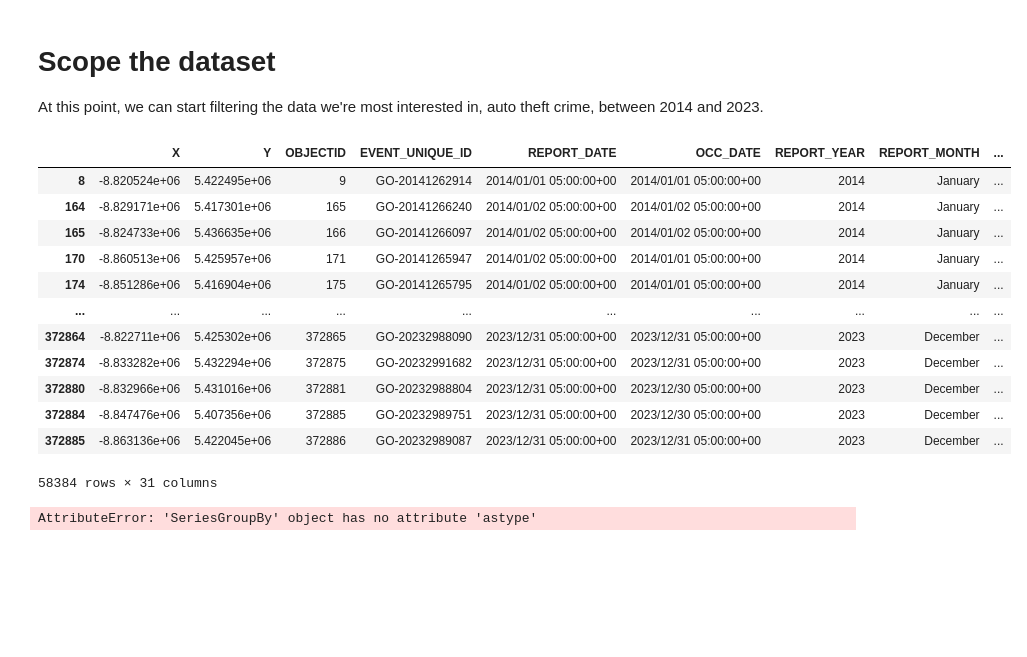
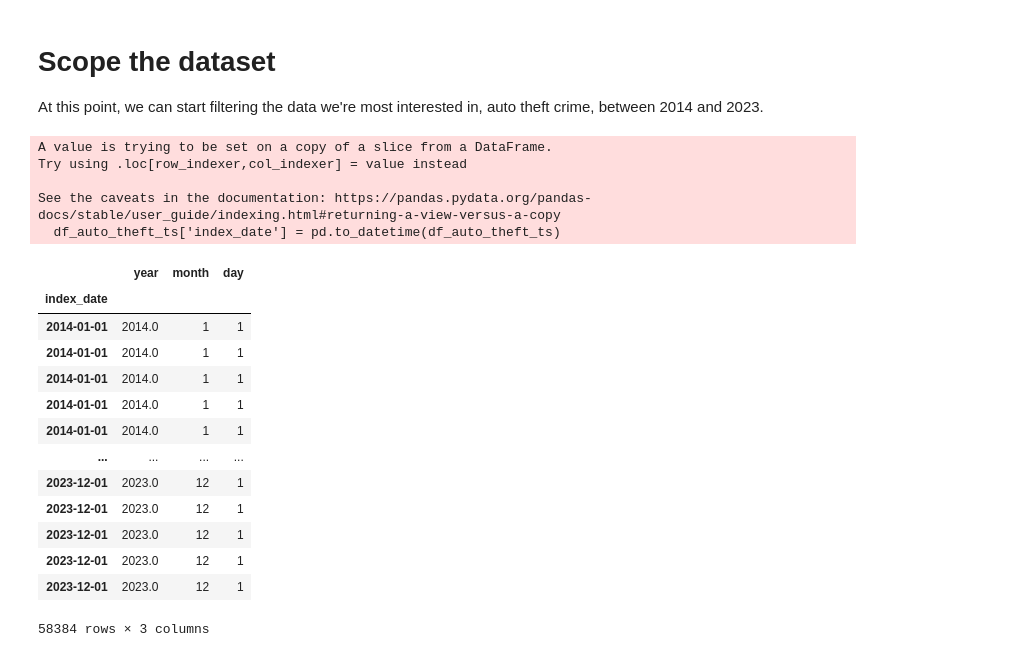
Before and after one commit to DavidToca/ML-Toronto-AutoTheft, a Jupyter notebook: ML_AutoTheft_Toronto.ipynb, the cells around one changed output. Drawn from its saved outputs; the diff is of its cells as text; code cells hidden in the pictures; blank space fills up the shorter version.

```diff
--- a/ML_AutoTheft_Toronto.ipynb
+++ b/ML_AutoTheft_Toronto.ipynb
@@ -247,34 +291,42 @@ At this point, we can start filtering the data we're most interested in, auto th
 # %%
 # prompt: filter df to only contain data with OFFENCE="Theft Of Motor Vehicle" and exclude the OCC_YEAR=2003 up to 2013
 
 # Filter the data to only include auto theft crimes
 df_auto_theft = df[(df['OFFENCE'] == 'Theft Of Motor Vehicle') & (df['OCC_YEAR'] >= 2014)]
 
 # Remove data from 2003 to 2013
-df_auto_theft = df_auto_theft[df_auto_theft['OCC_YEAR'] != 2003]
-df_auto_theft = df_auto_theft[df_auto_theft['OCC_YEAR'] != 2004]
-df_auto_theft = df_auto_theft[df_auto_theft['OCC_YEAR'] != 2005]
-df_auto_theft = df_auto_theft[df_auto_theft['OCC_YEAR'] != 2006]
-df_auto_theft = df_auto_theft[df_auto_theft['OCC_YEAR'] != 2007]
-df_auto_theft = df_auto_theft[df_auto_theft['OCC_YEAR'] != 2008]
-df_auto_theft = df_auto_theft[df_auto_theft['OCC_YEAR'] != 2009]
-df_auto_theft = df_auto_theft[df_auto_theft['OCC_YEAR'] != 2010]
-df_auto_theft = df_auto_theft[df_auto_theft['OCC_YEAR'] != 2011]
-df_auto_theft = df_auto_theft[df_auto_theft['OCC_YEAR'] != 2012]
-df_auto_theft = df_auto_theft[df_auto_theft['OCC_YEAR'] != 2013]
+df_auto_theft = df_auto_theft[df_auto_theft['OCC_YEAR'] > 2013]
 
-df_auto_theft
+# translate month to number
+df_auto_theft['OCC_MONTH'] = df_auto_theft['OCC_MONTH'].replace(['January','February','March','April','May','June','July','August','September','October','November','December'], [1,2,3,4,5,6,7,8,9,10,11,12])
+
+
+df_auto_theft.rename(columns={'OCC_YEAR': 'year', 'OCC_MONTH': 'month'}, inplace=True)
+df_auto_theft['day'] = 1
+
+# Create timeseries
+df_auto_theft_ts = df_auto_theft[['year', 'month', 'day']]
+df_auto_theft_ts['index_date'] = pd.to_datetime(df_auto_theft_ts)
+df_auto_theft_ts.set_index('index_date', inplace=True)
+
+df_auto_theft_ts
 # %% [output]
+A value is trying to be set on a copy of a slice from a DataFrame.
+Try using .loc[row_indexer,col_indexer] = value instead
+
+See the caveats in the documentation: https://pandas.pydata.org/pandas-docs/stable/user_guide/indexing.html#returning-a-view-versus-a-copy
+  df_auto_theft_ts['index_date'] = pd.to_datetime(df_auto_theft_ts)
-|  | X | Y | OBJECTID | EVENT_UNIQUE_ID | REPORT_DATE | OCC_DATE | REPORT_YEAR | REPORT_MONTH | ... |
-| 8 | -8.820524e+06 | 5.422495e+06 | 9 | GO-20141262914 | 2014/01/01 05:00:00+00 | 2014/01/01 05:00:00+00 | 2014 | January | ... |
-| 164 | -8.829171e+06 | 5.417301e+06 | 165 | GO-20141266240 | 2014/01/02 05:00:00+00 | 2014/01/02 05:00:00+00 | 2014 | January | ... |
-| 165 | -8.824733e+06 | 5.436635e+06 | 166 | GO-20141266097 | 2014/01/02 05:00:00+00 | 2014/01/02 05:00:00+00 | 2014 | January | ... |
-| 170 | -8.860513e+06 | 5.425957e+06 | 171 | GO-20141265947 | 2014/01/02 05:00:00+00 | 2014/01/01 05:00:00+00 | 2014 | January | ... |
-| 174 | -8.851286e+06 | 5.416904e+06 | 175 | GO-20141265795 | 2014/01/02 05:00:00+00 | 2014/01/01 05:00:00+00 | 2014 | January | ... |
-| ... | ... | ... | ... | ... | ... | ... | ... | ... | ... |
-| 372864 | -8.822711e+06 | 5.425302e+06 | 372865 | GO-20232988090 | 2023/12/31 05:00:00+00 | 2023/12/31 05:00:00+00 | 2023 | December | ... |
-| 372874 | -8.833282e+06 | 5.432294e+06 | 372875 | GO-20232991682 | 2023/12/31 05:00:00+00 | 2023/12/31 05:00:00+00 | 2023 | December | ... |
-| 372880 | -8.832966e+06 | 5.431016e+06 | 372881 | GO-20232988804 | 2023/12/31 05:00:00+00 | 2023/12/30 05:00:00+00 | 2023 | December | ... |
-| 372884 | -8.847476e+06 | 5.407356e+06 | 372885 | GO-20232989751 | 2023/12/31 05:00:00+00 | 2023/12/30 05:00:00+00 | 2023 | December | ... |
-| 372885 | -8.863136e+06 | 5.422045e+06 | 372886 | GO-20232989087 | 2023/12/31 05:00:00+00 | 2023/12/31 05:00:00+00 | 2023 | December | ... |
+|  | year | month | day |
+| index_date |  |  |  |
+| 2014-01-01 | 2014.0 | 1 | 1 |
+| 2014-01-01 | 2014.0 | 1 | 1 |
+| 2014-01-01 | 2014.0 | 1 | 1 |
+| 2014-01-01 | 2014.0 | 1 | 1 |
+| 2014-01-01 | 2014.0 | 1 | 1 |
+| ... | ... | ... | ... |
+| 2023-12-01 | 2023.0 | 12 | 1 |
+| 2023-12-01 | 2023.0 | 12 | 1 |
+| 2023-12-01 | 2023.0 | 12 | 1 |
+| 2023-12-01 | 2023.0 | 12 | 1 |
+| 2023-12-01 | 2023.0 | 12 | 1 |
-58384 rows × 31 columns
+58384 rows × 3 columns
@@ -285,19 +332,0 @@ df_auto_theft['OCC_MONTH'] = df_auto_theft['OCC_MONTH'].replace(['January','Febr
-# %%
-# prompt: in df_auto_theft, group by occ_year and then occ_month, then create a composed key of occ_year+occ_month and create a time series, where the composed key is X and Y is the count
-
-# Group the data by OCC_YEAR and OCC_MONTH
-grouped_df = df_auto_theft.groupby(['OCC_YEAR', 'OCC_MONTH'])
-
-# Create a composed key of OCC_YEAR+OCC_MONTH
-grouped_df['composed_key'] = grouped_df['OCC_YEAR'].astype(str) + grouped_df['OCC_MONTH'].astype(str)
-
-# Count the number of occurrences for each composed key
-time_series = grouped_df['EVENT_UNIQUE_ID'].count()
-
-# Set the composed key as the index
-time_series.index = time_series.index.set_names(['composed_key'])
-
-# Print the time series
-time_series
-# %% [output]
-AttributeError: 'SeriesGroupBy' object has no attribute 'astype'
```
Also changed, not shown: parts of 5 cells of this notebook.
